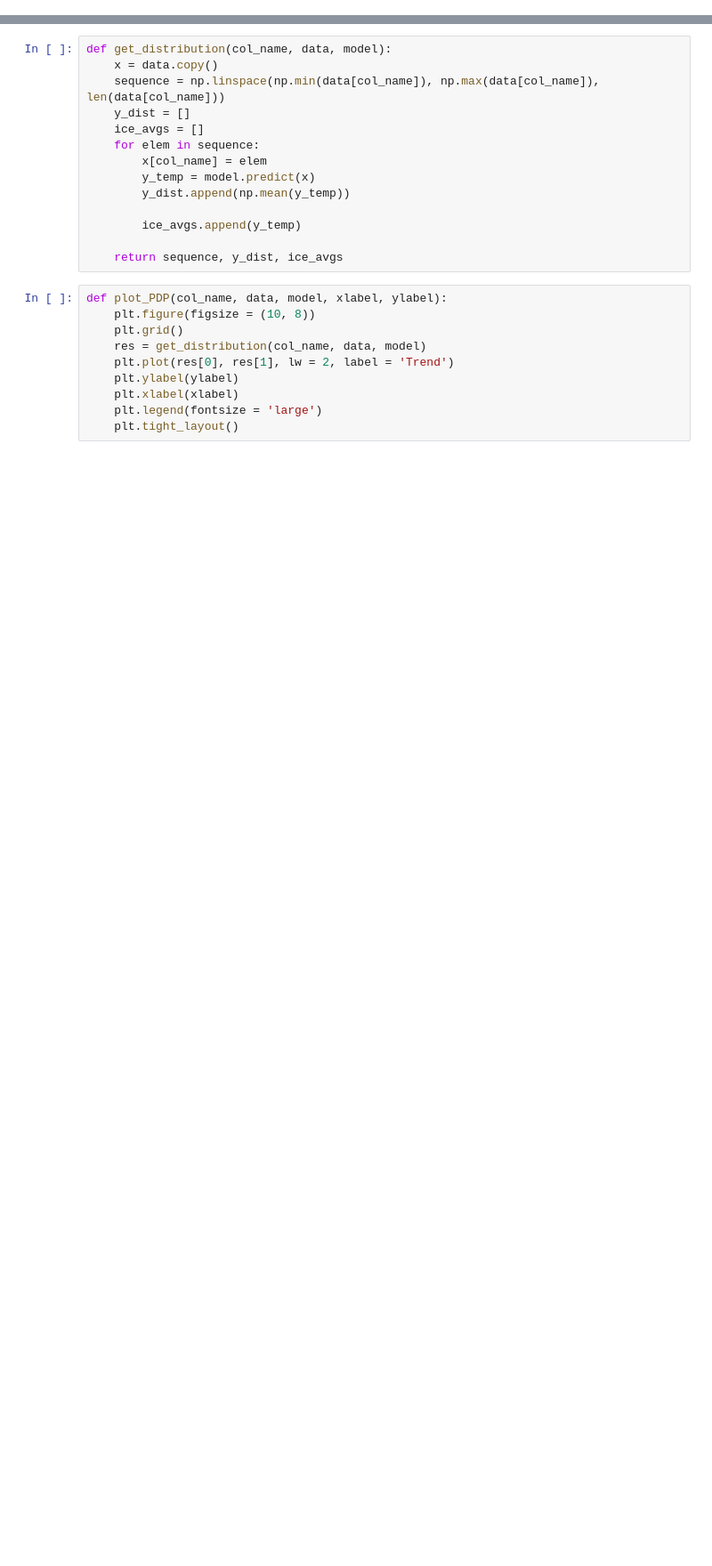
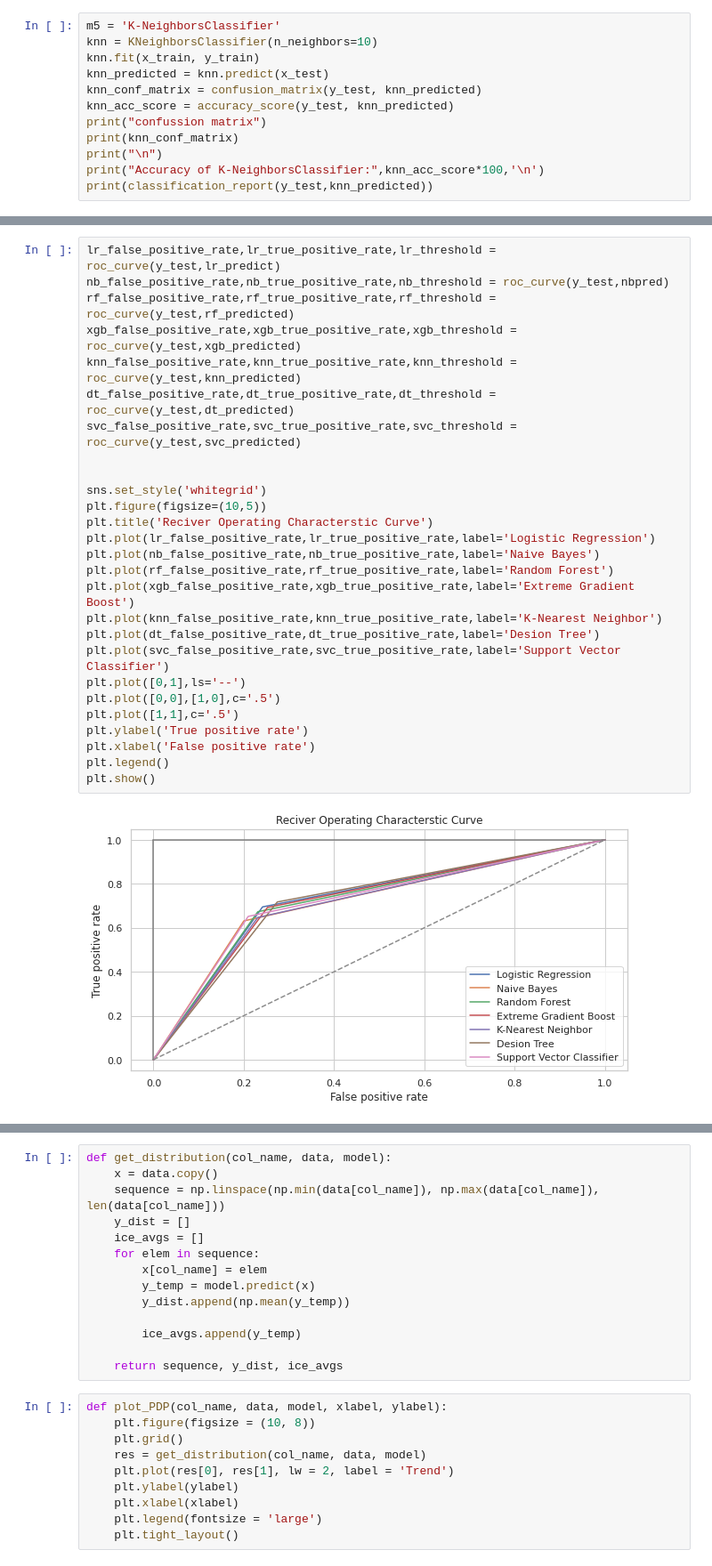
Before and after one commit to LeoVogiatzis/medical_data_analysis, a Jupyter notebook: notebooks/interpretable_machine_learning/cardio_train_interpretable_learning.ipynb, the cells around one changed output, grey strips where cells are left out. Shown at 89% size. Cells and saved outputs as stored; diff of their text form; blank space fills up the shorter version.

```diff
--- a/notebooks/interpretable_machine_learning/cardio_train_interpretable_learning.ipynb
+++ b/notebooks/interpretable_machine_learning/cardio_train_interpretable_learning.ipynb
@@ -95,0 +434,12 @@ Accuracy: 73.81%
+# %%
+m5 = 'K-NeighborsClassifier'
+knn = KNeighborsClassifier(n_neighbors=10)
+knn.fit(x_train, y_train)
+knn_predicted = knn.predict(x_test)
+knn_conf_matrix = confusion_matrix(y_test, knn_predicted)
+knn_acc_score = accuracy_score(y_test, knn_predicted)
+print("confussion matrix")
+print(knn_conf_matrix)
+print("\n")
+print("Accuracy of K-NeighborsClassifier:",knn_acc_score*100,'\n')
+print(classification_report(y_test,knn_predicted))
@@ -95,0 +492,29 @@ Accuracy: 73.81%
+# %%
+lr_false_positive_rate,lr_true_positive_rate,lr_threshold = roc_curve(y_test,lr_predict)
+nb_false_positive_rate,nb_true_positive_rate,nb_threshold = roc_curve(y_test,nbpred)
+rf_false_positive_rate,rf_true_positive_rate,rf_threshold = roc_curve(y_test,rf_predicted)
+xgb_false_positive_rate,xgb_true_positive_rate,xgb_threshold = roc_curve(y_test,xgb_predicted)
+knn_false_positive_rate,knn_true_positive_rate,knn_threshold = roc_curve(y_test,knn_predicted)
+dt_false_positive_rate,dt_true_positive_rate,dt_threshold = roc_curve(y_test,dt_predicted)
+svc_false_positive_rate,svc_true_positive_rate,svc_threshold = roc_curve(y_test,svc_predicted)
+
+
+sns.set_style('whitegrid')
+plt.figure(figsize=(10,5))
+plt.title('Reciver Operating Characterstic Curve')
+plt.plot(lr_false_positive_rate,lr_true_positive_rate,label='Logistic Regression')
+plt.plot(nb_false_positive_rate,nb_true_positive_rate,label='Naive Bayes')
+plt.plot(rf_false_positive_rate,rf_true_positive_rate,label='Random Forest')
+plt.plot(xgb_false_positive_rate,xgb_true_positive_rate,label='Extreme Gradient Boost')
+plt.plot(knn_false_positive_rate,knn_true_positive_rate,label='K-Nearest Neighbor')
+plt.plot(dt_false_positive_rate,dt_true_positive_rate,label='Desion Tree')
+plt.plot(svc_false_positive_rate,svc_true_positive_rate,label='Support Vector Classifier')
+plt.plot([0,1],ls='--')
+plt.plot([0,0],[1,0],c='.5')
+plt.plot([1,1],c='.5')
+plt.ylabel('True positive rate')
+plt.xlabel('False positive rate')
+plt.legend()
+plt.show()
+# %% [output]
+[figure, added]
```
Also changed, not shown: parts of 57 cells of this notebook, 7 other files.
